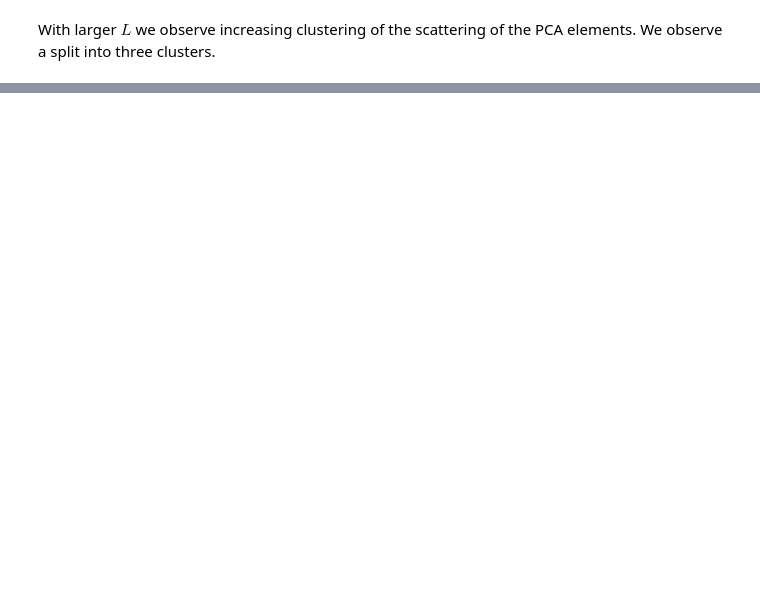
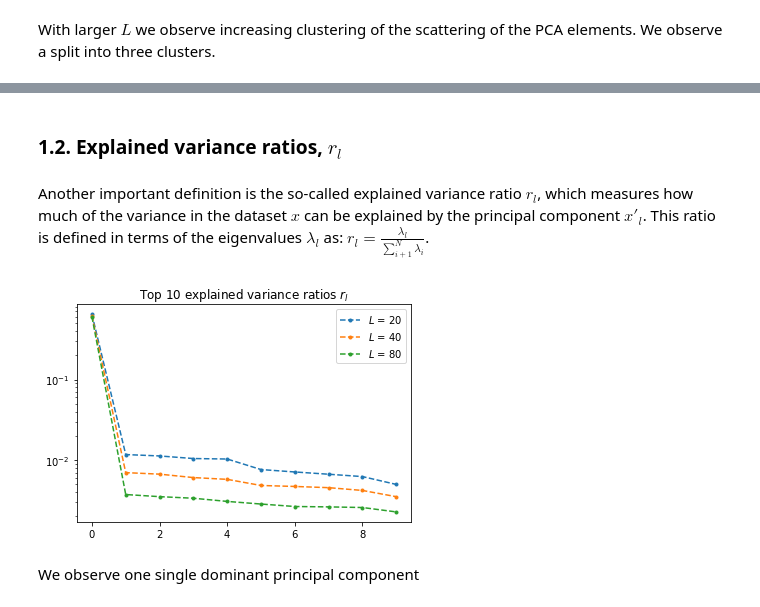
Before and after one commit to sofiagonga/ML_manybody_physics, a Jupyter notebook: dimensional_reduction_phase_transitions/dimensional_reduction.ipynb, the cells around one changed output, grey strips where cells are left out. Cells and saved outputs as stored; diff of their text form; code cells hidden in the pictures; blank space fills up the shorter version.

```diff
--- a/dimensional_reduction_phase_transitions/dimensional_reduction.ipynb
+++ b/dimensional_reduction_phase_transitions/dimensional_reduction.ipynb
@@ -158,0 +168,24 @@ Scattered points around the origin correspond to high-temperature samples, while
+# %% [markdown]
+### 1.2. Explained variance ratios, $r_l$
+# %% [markdown]
+Another important definition is the so-called explained variance ratio $r_l$, which measures how much of the variance in the dataset $x$ can be explained by the principal component $x′_l$. This ratio is defined in
+terms of the eigenvalues $\lambda_l$ as: $r_l = \frac{\lambda_l}{\sum_{i+1}^N \lambda_{i}}$.
+# %%
+rl_20 = lambdas_20 / np.sum(lambdas_20)
+rl_20_max_to_min = np.sort(rl_20)[::-1] #Choose top 10 largest
+rl_20_top_10 = rl_20_max_to_min[0:10]
+
+rl_40 = lambdas_40 / np.sum(lambdas_40)
+rl_40_max_to_min = np.sort(rl_40)[::-1] #Choose top 10 largest
+rl_40_top_10 = rl_40_max_to_min[0:10]
+
+rl_80 = lambdas_80 / np.sum(lambdas_80)
+rl_80_max_to_min = np.sort(rl_80)[::-1] #Choose top 10 largest
+rl_80_top_10 = rl_80_max_to_min[0:10]
+
+#plot r_l comparison
+plot_evr_comparison([rl_20_top_10, rl_40_top_10, rl_80_top_10], [20,40,80])
+# %% [output]
+[figure, added]
+# %% [markdown]
+We observe one single dominant principal component
```
Also changed, not shown: parts of 10 cells of this notebook.
